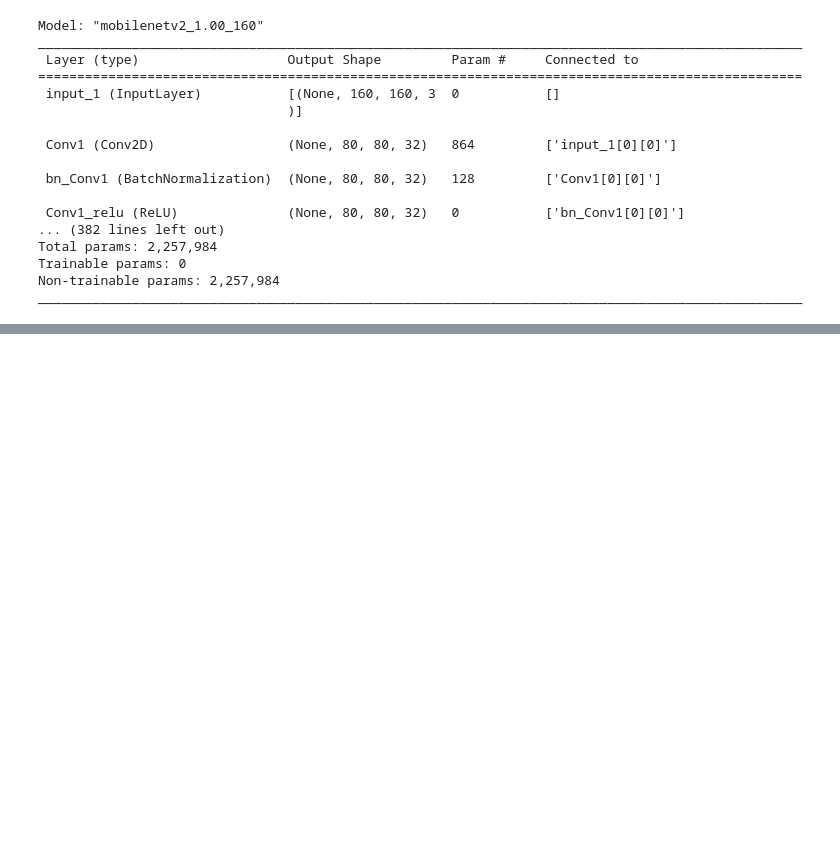
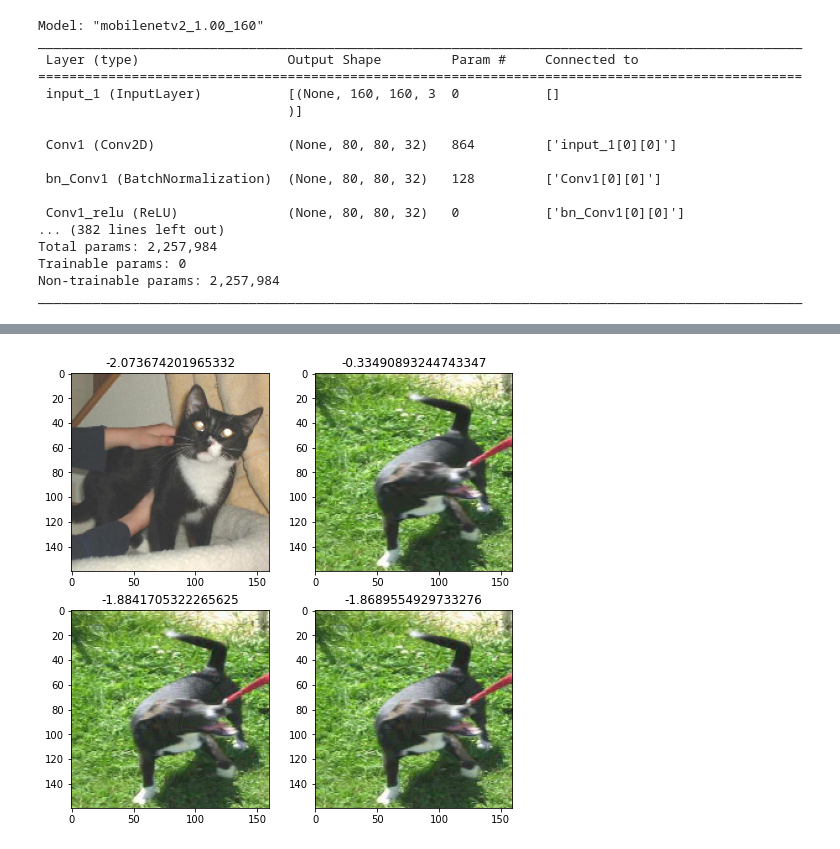
Before and after one commit to WileyCorning/CS782-poison-frogs, a Jupyter notebook: transfer-learning-attack.ipynb, the cells around one changed output, grey strips where cells are left out. Cells and saved outputs as stored; diff of their text form; code cells hidden in the pictures; blank space fills up the shorter version.

```diff
--- a/transfer-learning-attack.ipynb
+++ b/transfer-learning-attack.ipynb
@@ -369,0 +452,3 @@ train_dataset
+# %%
+model_poisoned = make_classifier_model(base_model)
+history = train_model(model_poisoned,train_dataset_p,validation_dataset)
@@ -369,0 +473,3 @@ train_dataset
+# %%
+quick_chart(model_poisoned,[_target_image,_base_image,_poison_image,_rue],2,2)
+# %% [output]
@@ -369,0 +477 @@ train_dataset
+[figure, added]
```
Also changed, not shown: parts of 27 cells of this notebook, 1 other file.
